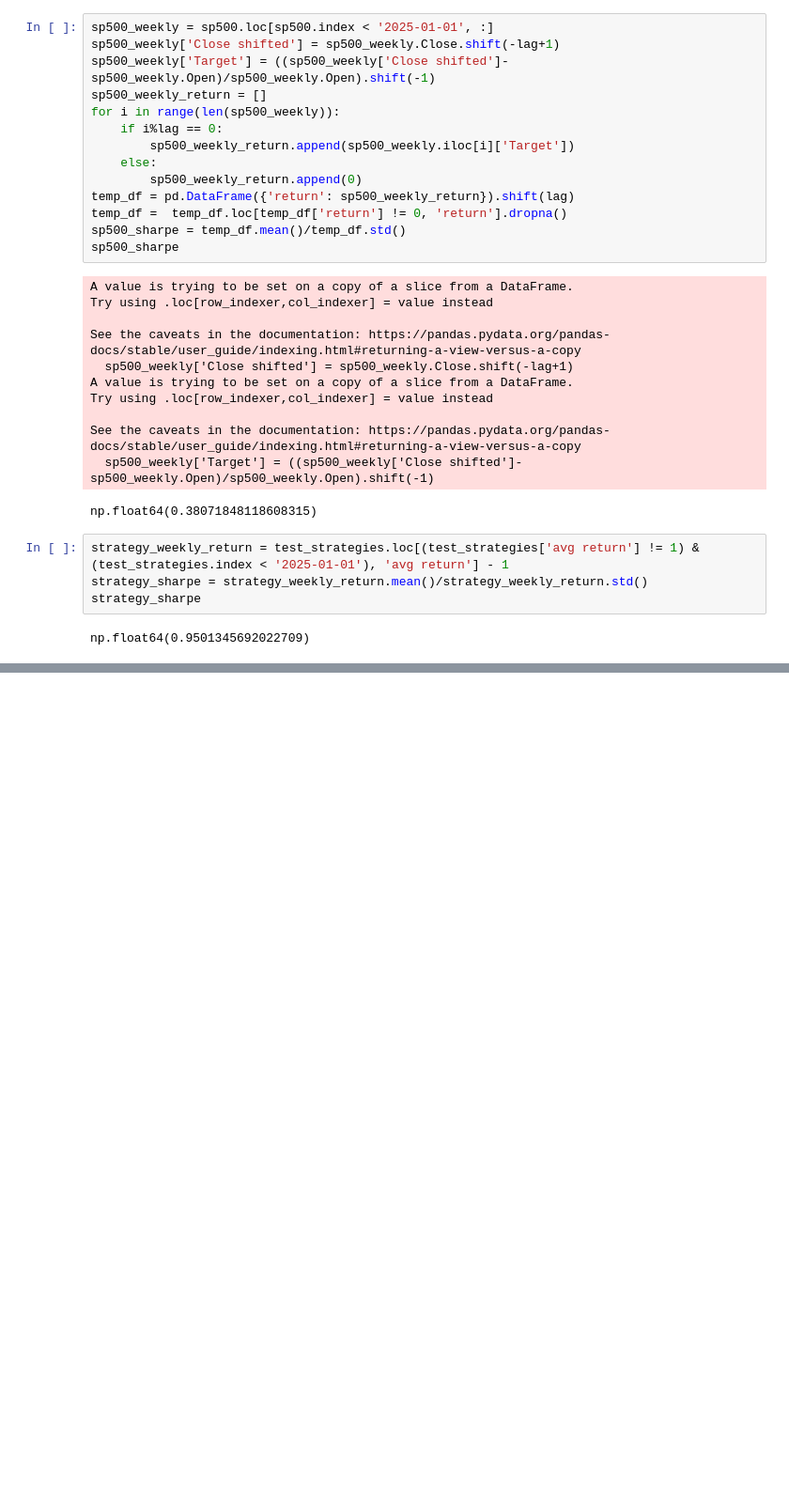
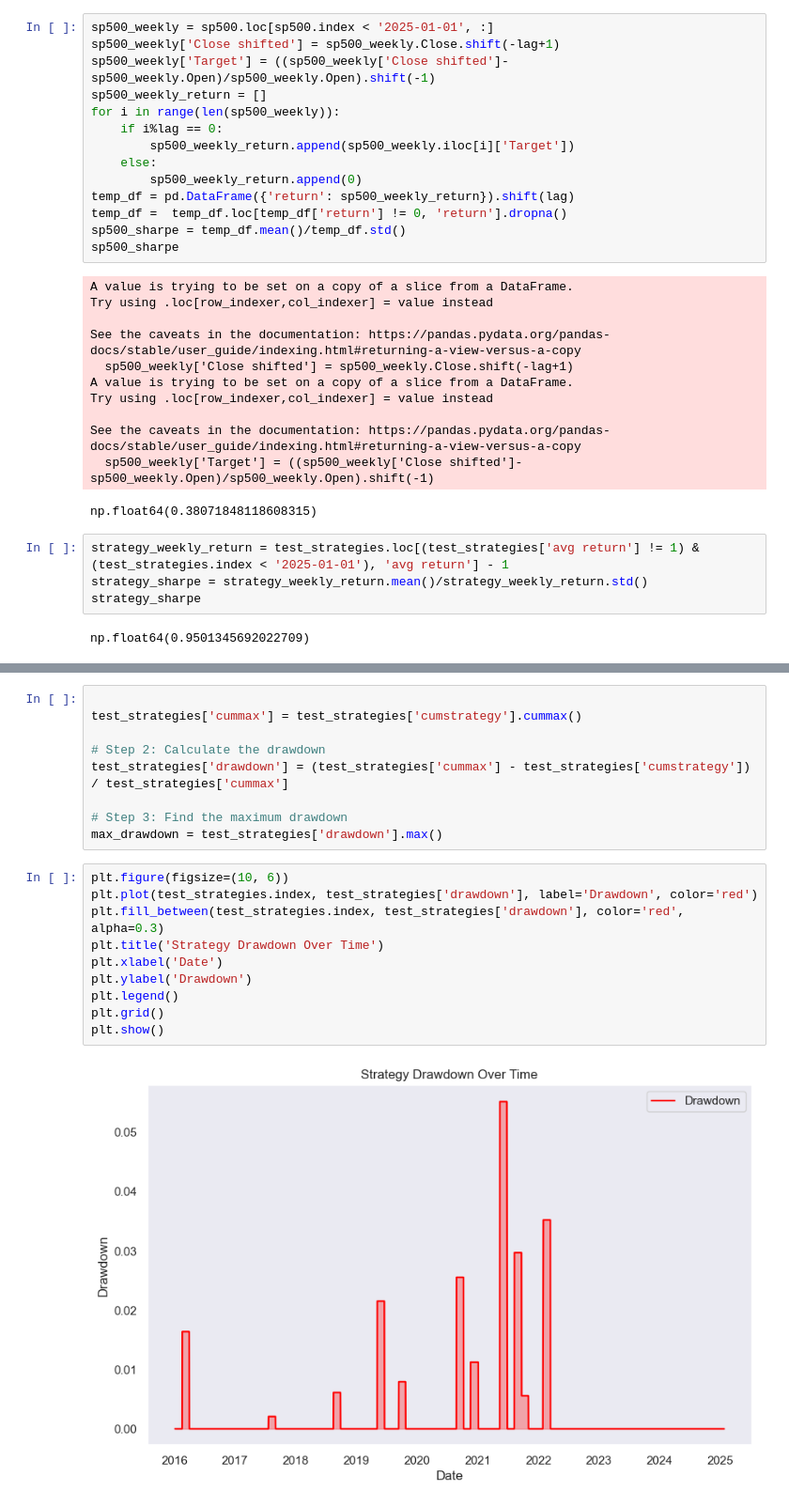
Before and after one commit to hippo2311/Quant-Project, a Jupyter notebook: Alpha/S&P500_Cointegration.ipynb, the cells around one changed output, grey strips where cells are left out. Shown at 94% size. Saved outputs shown, nothing was run; the diff lists cells and outputs as text; blank space fills up the shorter version.

```diff
--- a/Alpha/S&P500_Cointegration.ipynb
+++ b/Alpha/S&P500_Cointegration.ipynb
@@ -833,0 +879,21 @@ np.float64(0.9501345692022709)
+# %%
+
+test_strategies['cummax'] = test_strategies['cumstrategy'].cummax()
+
+# Step 2: Calculate the drawdown
+test_strategies['drawdown'] = (test_strategies['cummax'] - test_strategies['cumstrategy']) / test_strategies['cummax']
+
+# Step 3: Find the maximum drawdown
+max_drawdown = test_strategies['drawdown'].max()
+# %%
+plt.figure(figsize=(10, 6))
+plt.plot(test_strategies.index, test_strategies['drawdown'], label='Drawdown', color='red')
+plt.fill_between(test_strategies.index, test_strategies['drawdown'], color='red', alpha=0.3)
+plt.title('Strategy Drawdown Over Time')
+plt.xlabel('Date')
+plt.ylabel('Drawdown')
+plt.legend()
+plt.grid()
+plt.show()
+# %% [output]
+[figure, added]
```
Also changed, not shown: parts of 15 cells of this notebook, 3 other files.
